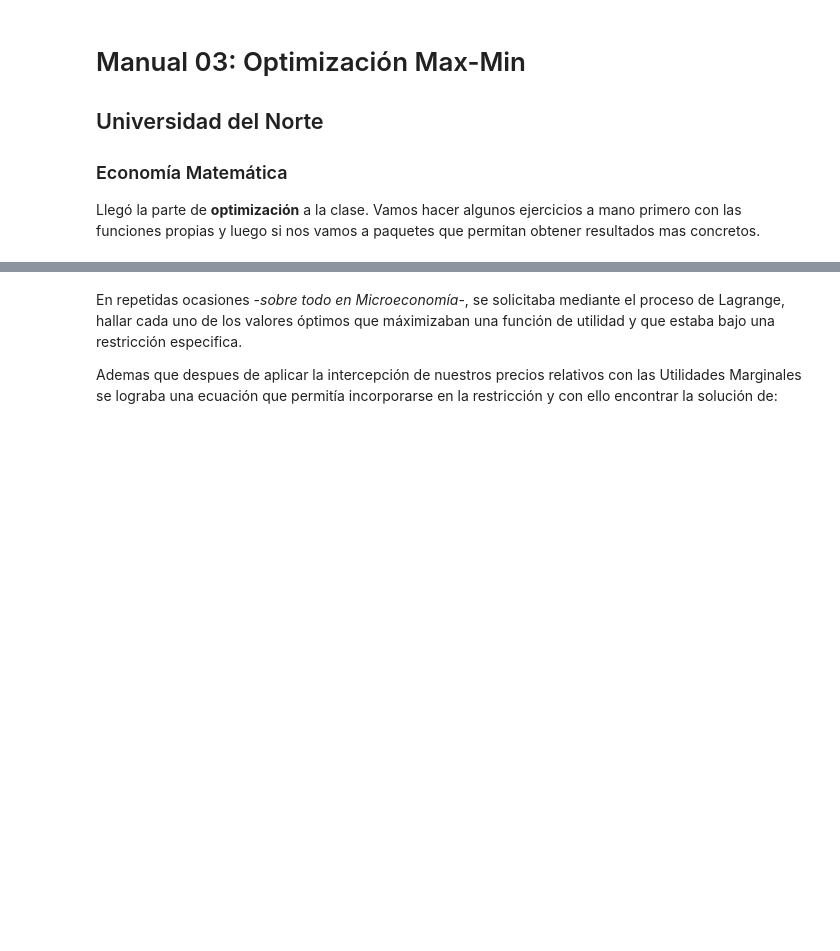
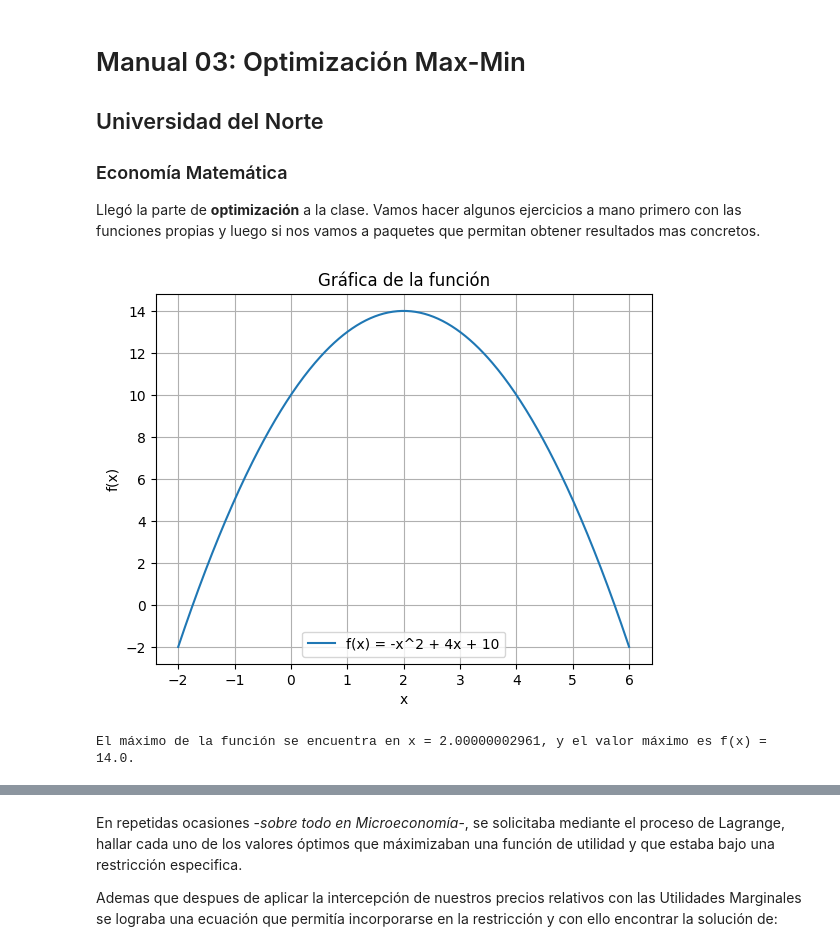
Before and after one commit to keynes37/Ecomat, a Jupyter notebook: Opera3.ipynb, the cells around one changed output, grey strips where cells are left out. Drawn from its saved outputs; the diff is of its cells as text; code cells hidden in the pictures; blank space fills up the shorter version.

```diff
--- a/Opera3.ipynb
+++ b/Opera3.ipynb
@@ -3,3 +3,34 @@
 ## Universidad del Norte
 ### Economía Matemática
 Llegó la parte de **optimización** a la clase. Vamos hacer algunos ejercicios a mano primero con las funciones propias y luego si nos vamos a paquetes que permitan obtener resultados mas concretos.
+# %%
+import numpy as np
+import matplotlib.pyplot as plt
+from scipy.optimize import minimize_scalar
+
+# Definir la función
+def funcion(x):
+    return -x**2 + 4*x + 10
+
+# Crear un rango de valores para x
+x = np.linspace(-2, 6, 400)
+y = funcion(x)
+
+# Graficar la función
+plt.plot(x, y, label='f(x) = -x^2 + 4x + 10')
+plt.xlabel('x')
+plt.ylabel('f(x)')
+plt.title('Gráfica de la función')
+plt.legend()
+plt.grid(True)
+plt.show()
+
+# Encontrar el máximo de la función
+resultado = minimize_scalar(lambda x: -funcion(x))
+maximo_x = resultado.x
+maximo_y = funcion(maximo_x)
+
+print(f"El máximo de la función se encuentra en x = {maximo_x}, y el valor máximo es f(x) = {maximo_y}.")
+# %% [output]
+[figure, added]
+El máximo de la función se encuentra en x = 2.00000002961, y el valor máximo es f(x) = 14.0.
```
Also changed, not shown: parts of 17 cells of this notebook, 6 other files.
